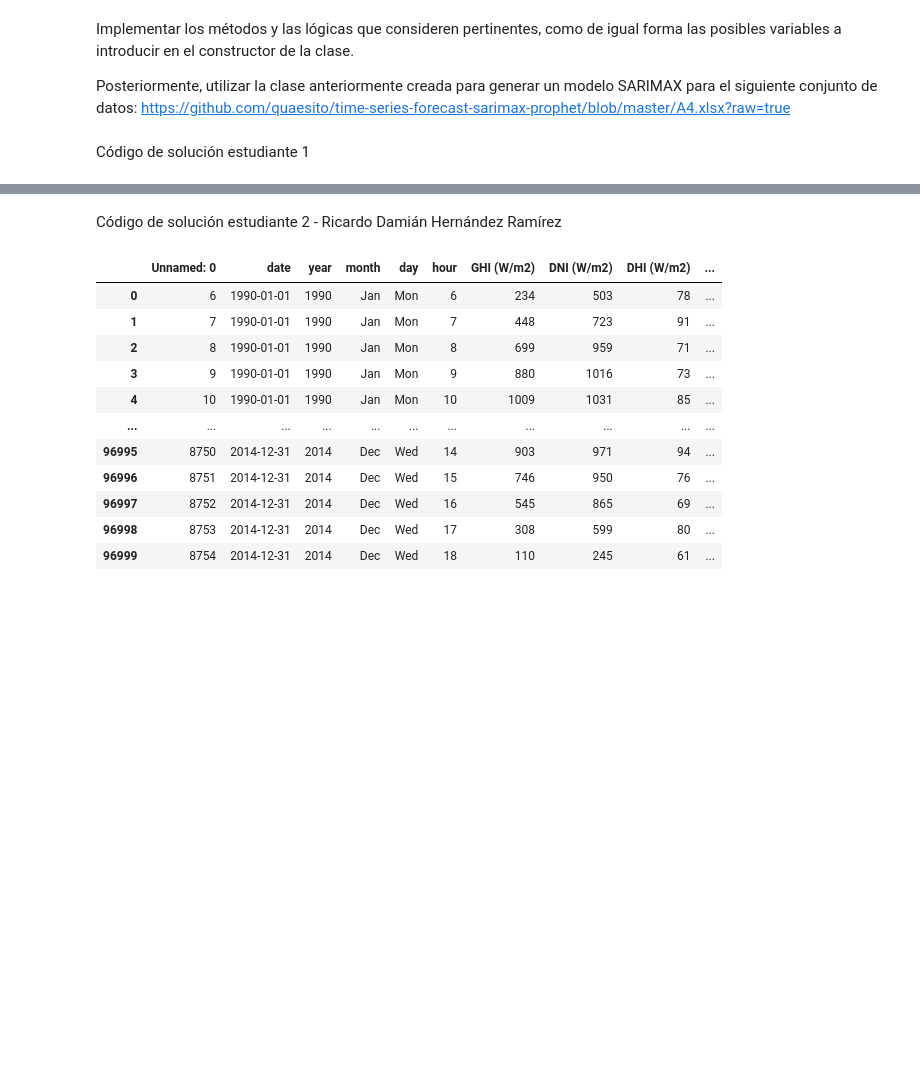
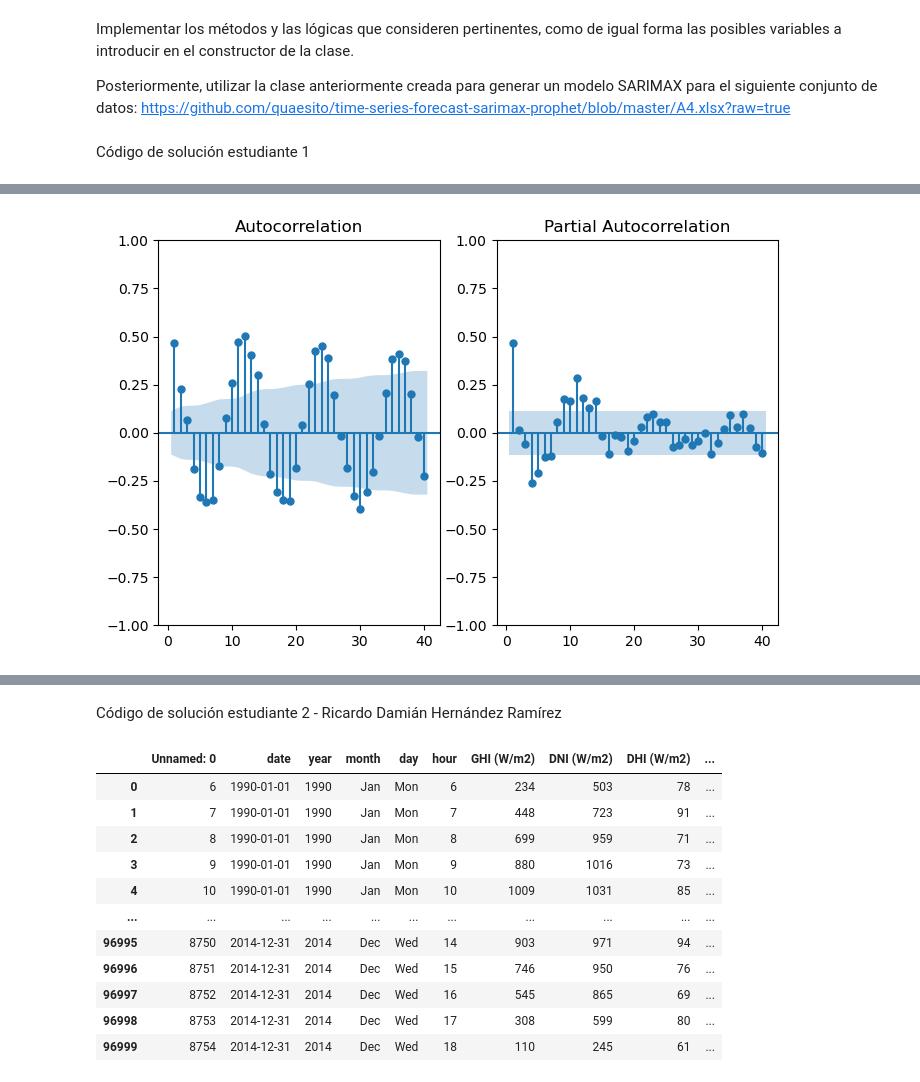
Before and after one commit to jaramillooo/T3_AECabrera, a Jupyter notebook: T3_AECabrera.ipynb, the cells around one changed output, grey strips where cells are left out. Drawn from its saved outputs; the diff is of its cells as text; code cells hidden in the pictures; blank space fills up the shorter version.

```diff
--- a/T3_AECabrera.ipynb
+++ b/T3_AECabrera.ipynb
@@ -47,0 +417,4 @@ Código de solución estudiante 1
+# %%
+LinearForecast(data).plot_acf_pacf({'lags': 40})
+# %% [output]
+[figure, added]
```
Also changed, not shown: parts of 30 cells of this notebook.
